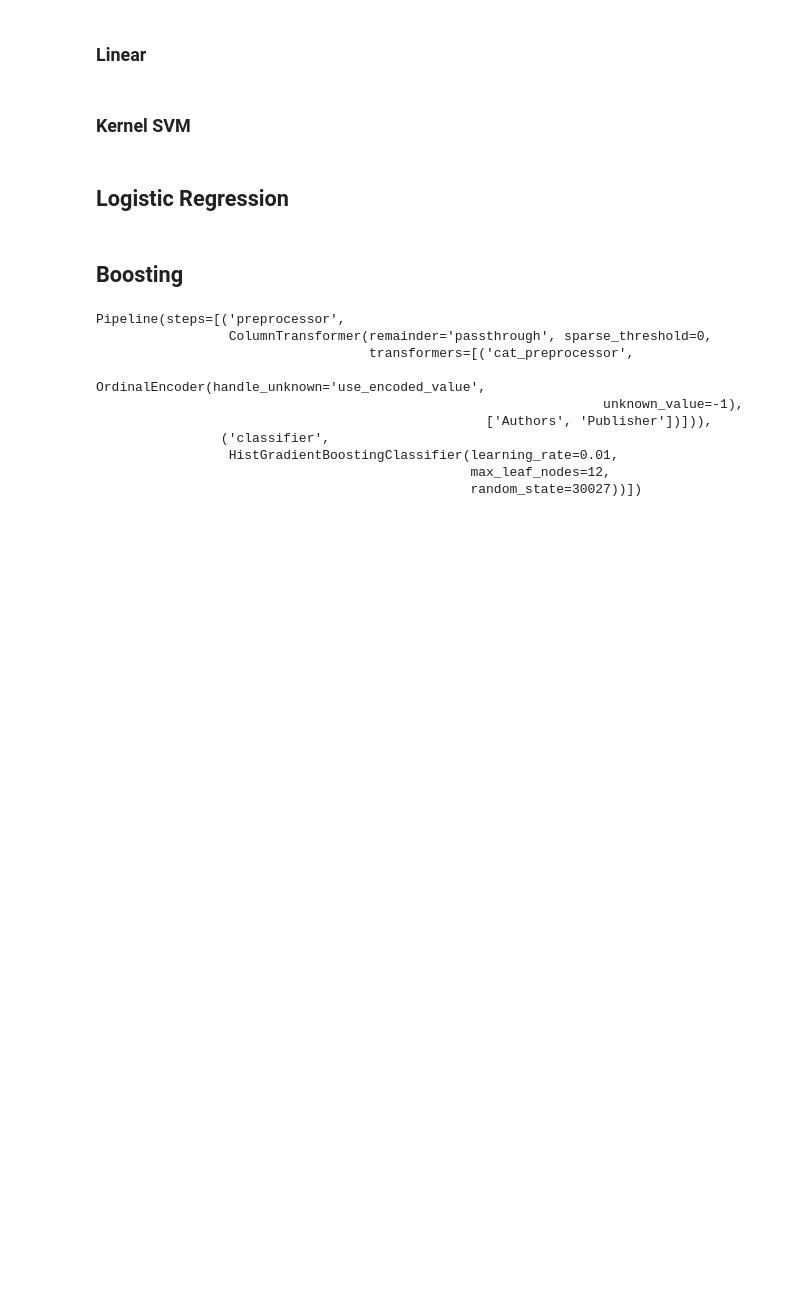
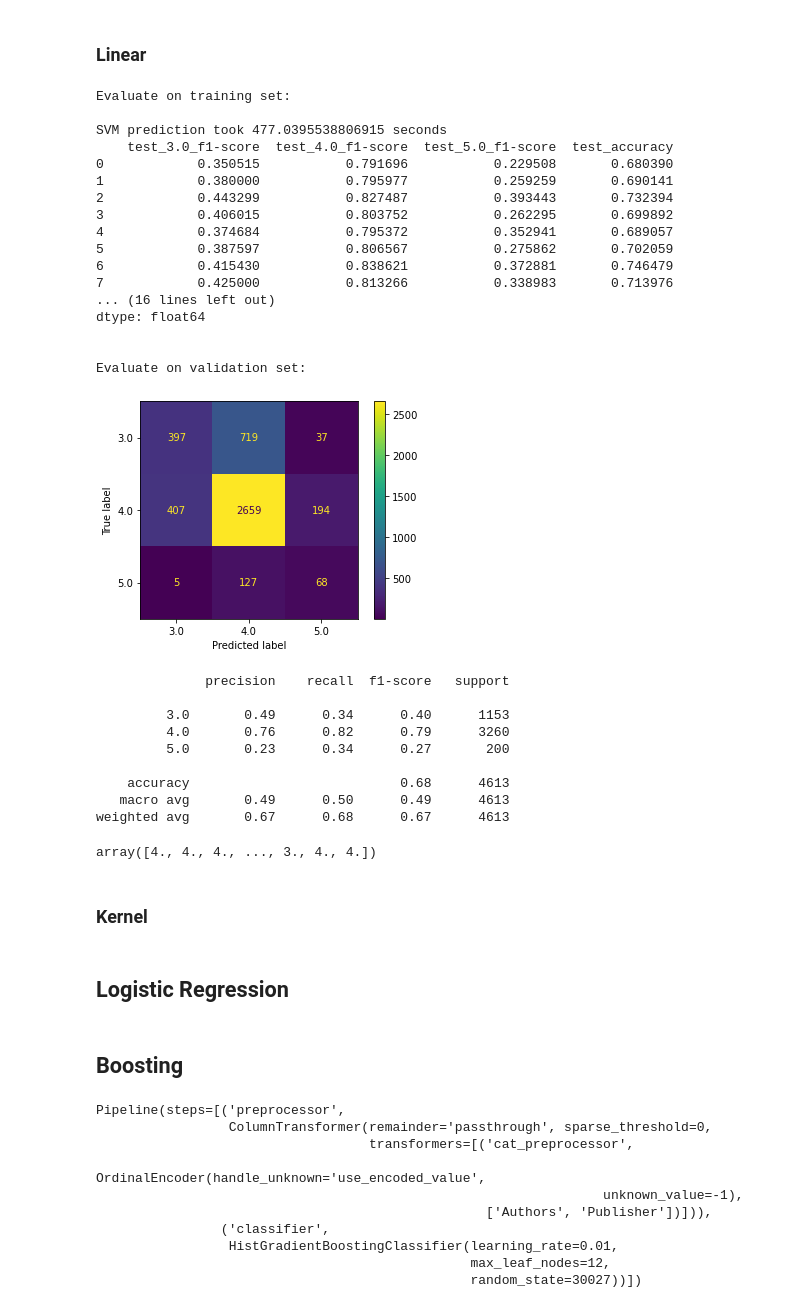
Before and after one commit to 7angel4/Goodreads-rating-classification, a Jupyter notebook: comp30027-a2.ipynb, the cells around one changed output. Cells and saved outputs as stored; diff of their text form; code cells hidden in the pictures; blank space fills up the shorter version.

Commit message:
class for SVM classifier

```diff
--- a/comp30027-a2.ipynb
+++ b/comp30027-a2.ipynb
@@ -720,2 +738,38 @@ weighted avg       0.66      0.68      0.66      4613
+# %%
+STRING_FEATURES = ['Authors', 'Publisher']
+
+class SVM(ClassifierMixin, BaseEstimator):
+
+    def __init__(self, classifier):
+        self.classifier = classifier
+        self.ohes = {feature:None for feature in STRING_FEATURES}
+
+    def fit(self, X, y):
+        X_transformed = self._transform_string(X)
+        #print(X_transformed)
+        self.classifier.fit(X_transformed, y)
+        return self
+
+    def predict(self, X):
+        X_transformed = self._transform_string(X)
+        return self.classifier.predict(X_transformed)
+
+    def predict_proba(self, X):
+        X_transformed = self._transform_string(X)
+        return self.classifier.predict_proba(X_transformed)
+
+    def score(self, X, y):
+        y_hat = self.predict(X)
+        return accuracy_score(y, y_hat)
+
+    def _transform_string(self, X):
+        X = X.copy().reset_index(drop=True)
+        transformed = [X]
+        for feature in STRING_FEATURES:
+            ohe_df, self.ohes[feature] = preprocess_string_feature(X, feature, self.ohes[feature])
+            transformed.append(ohe_df)
+        X = pd.concat(transformed, axis = 1)
+        X = X.drop(STRING_FEATURES, axis = 1)
+        return X
 # %% [markdown]
 ### Linear
@@ -724,7 +776,36 @@ from sklearn import svm
 # %%
-linearSVM = svm.LinearSVC(random_state=30027, C=10) # set C?
-linearSVM.fit(X_train, y_train)
+linearSVM = svm.LinearSVC(random_state=30027, C=10)
+linearSVM = SVM(linearSVM)
 validate_and_test(linearSVM, X_train, y_train, X_val, y_val)
+# %% [output]
+Evaluate on training set:
+
+SVM prediction took 477.0395538806915 seconds
+    test_3.0_f1-score  test_4.0_f1-score  test_5.0_f1-score  test_accuracy
+0            0.350515           0.791696           0.229508       0.680390
+1            0.380000           0.795977           0.259259       0.690141
+2            0.443299           0.827487           0.393443       0.732394
+3            0.406015           0.803752           0.262295       0.699892
+4            0.374684           0.795372           0.352941       0.689057
+5            0.387597           0.806567           0.275862       0.702059
+6            0.415430           0.838621           0.372881       0.746479
+7            0.425000           0.813266           0.338983       0.713976
+... (16 lines left out)
+dtype: float64
+
+
+Evaluate on validation set:
+[figure, added]
+              precision    recall  f1-score   support
+
+         3.0       0.49      0.34      0.40      1153
+         4.0       0.76      0.82      0.79      3260
+         5.0       0.23      0.34      0.27       200
+
+    accuracy                           0.68      4613
+   macro avg       0.49      0.50      0.49      4613
+weighted avg       0.67      0.68      0.67      4613
+array([4., 4., 4., ..., 3., 4., 4.])
 # %%
 # Linear SVM using Stochastic Gradient Descent
 from sklearn.linear_model import SGDClassifier
@@ -736,5 +819,5 @@ validate_and_test(svm_sgd, X_train, y_train, X_val, y_val)
 # %% [markdown]
-### Kernel SVM
+### Kernel
 # %%
 # tune hyperparameter C
 RBF_svm = svm.SVC(kernel='rbf', gamma=0.9)
```
Also changed, not shown: parts of 6 cells of this notebook.
